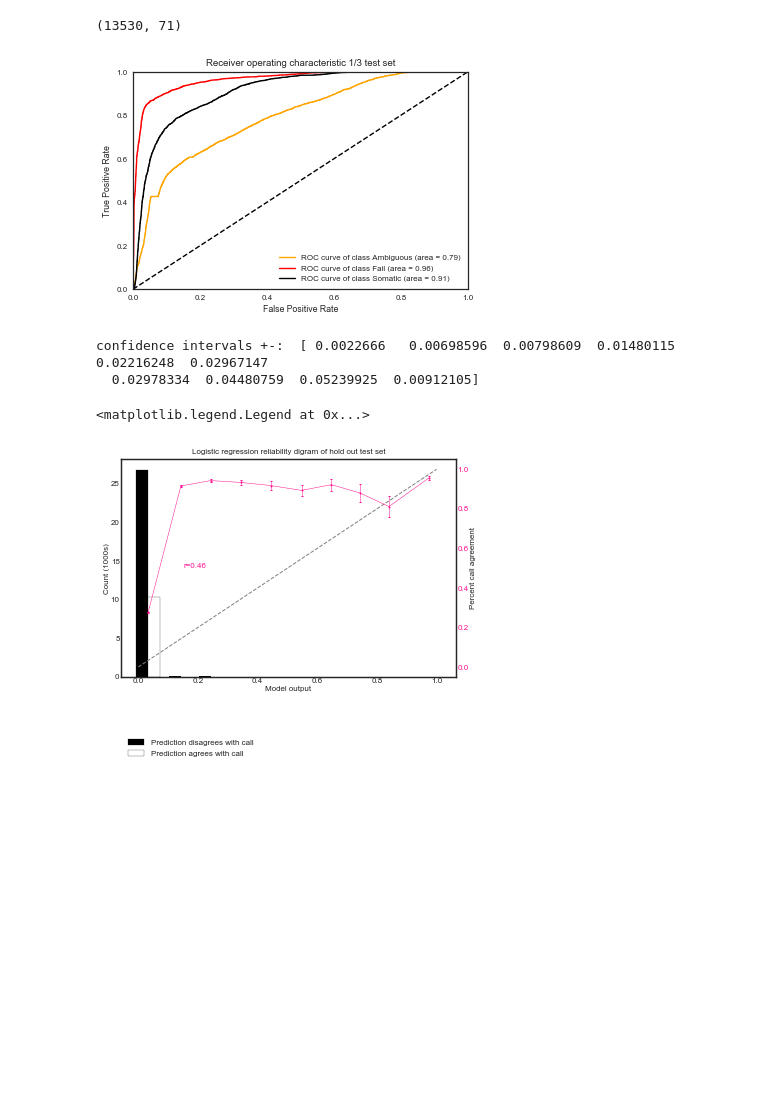
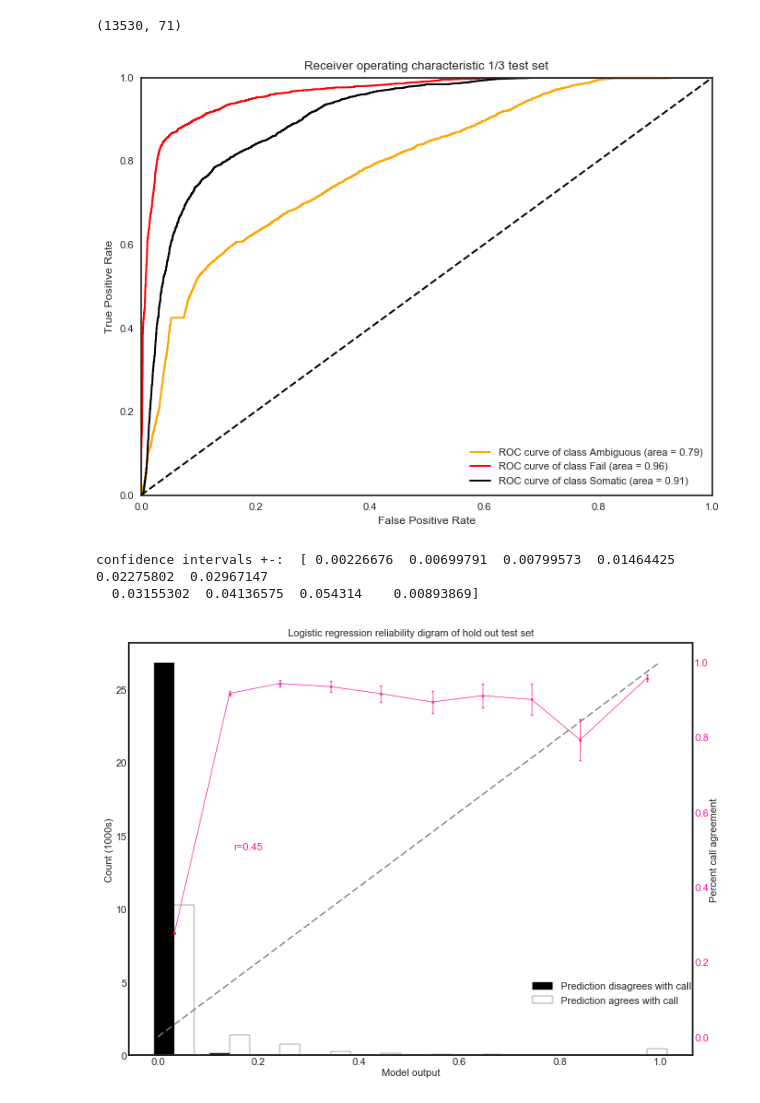
Before and after one commit to griffithlab/DeepSVR, a Jupyter notebook: notebooks/Logistic regression classifier.ipynb, the cells around one changed output. Cells and saved outputs as stored; diff of their text form; code cells hidden in the pictures; blank space fills up the shorter version.

```diff
--- a/notebooks/Logistic regression classifier.ipynb
+++ b/notebooks/Logistic regression classifier.ipynb
@@ -34,10 +34,10 @@ sns.set_context('paper')
 Using TensorFlow backend.
 # %%
 # Pull in training data
-training_data = pd.read_pickle('../data/training_data.pkl')
+training_data = pd.read_pickle('../data/training_data_preprocessed.pkl')
 training_data.sort_index(axis=1, inplace=True)
 # Remove validation sample
-training_data = training_data[~training_data.index.str.contains('H_KA-452198')]
+training_data = training_data[~training_data.index.str.contains('fSsMNn1DZ3AIDGk=')]
 # %%
 # Show the calls associate with training data
 training_data.groupby('call').size()
@@ -156,18 +156,18 @@ X_test.shape
 (13530, 71)
 # %%
 # Plot AUC for hold- out test set
-fig, ax = plt.subplots()
+fig, ax = plt.subplots(figsize=(8,6),dpi=100)
 create_roc_curve(Y_test, test_probs, class_lookup, 'Receiver operating'
                  ' characteristic 1/3 test set', ax=ax)
 # %% [output]
-[figure, old version]
+[figure, new version]
 # %%
 # Plot reliability diagrams for hold out test sets
-fig, ax = plt.subplots()
-create_reliability_diagram(test_probs, Y_test,['Ambiguous','Fail','Somatic'], 'deeppink', 'Logistic regression reliability digram of hold out test set',
+fig, ax = plt.subplots(figsize=(8,6),dpi=100)
+lgd = create_reliability_diagram(test_probs, Y_test,['Ambiguous','Fail','Somatic'], 'deeppink', 'Logistic regression reliability digram of hold out test set',
                           ax, True, True, True)
+lgd.set_bbox_to_anchor((0.7, .1))
 # %% [output]
-confidence intervals +-:  [ 0.0022666   0.00698596  0.00798609  0.01480115  0.02216248  0.02967147
-  0.02978334  0.04480759  0.05239925  0.00912105]
+confidence intervals +-:  [ 0.00226676  0.00699791  0.00799573  0.01464425  0.02275802  0.02967147
+  0.03155302  0.04136575  0.054314    0.00893869]
-<matplotlib.legend.Legend at 0x...>
-[figure, old version]
+[figure, new version]
```
Also changed, not shown: parts of 4 cells of this notebook, 15 other files.
